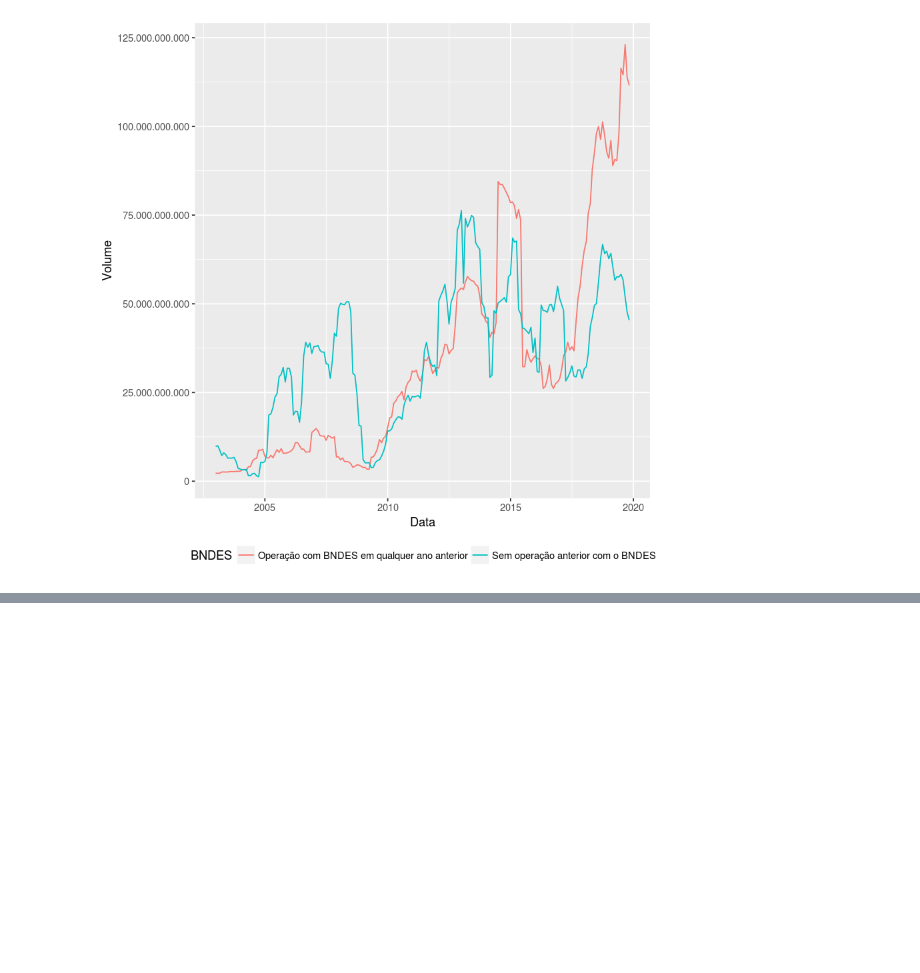
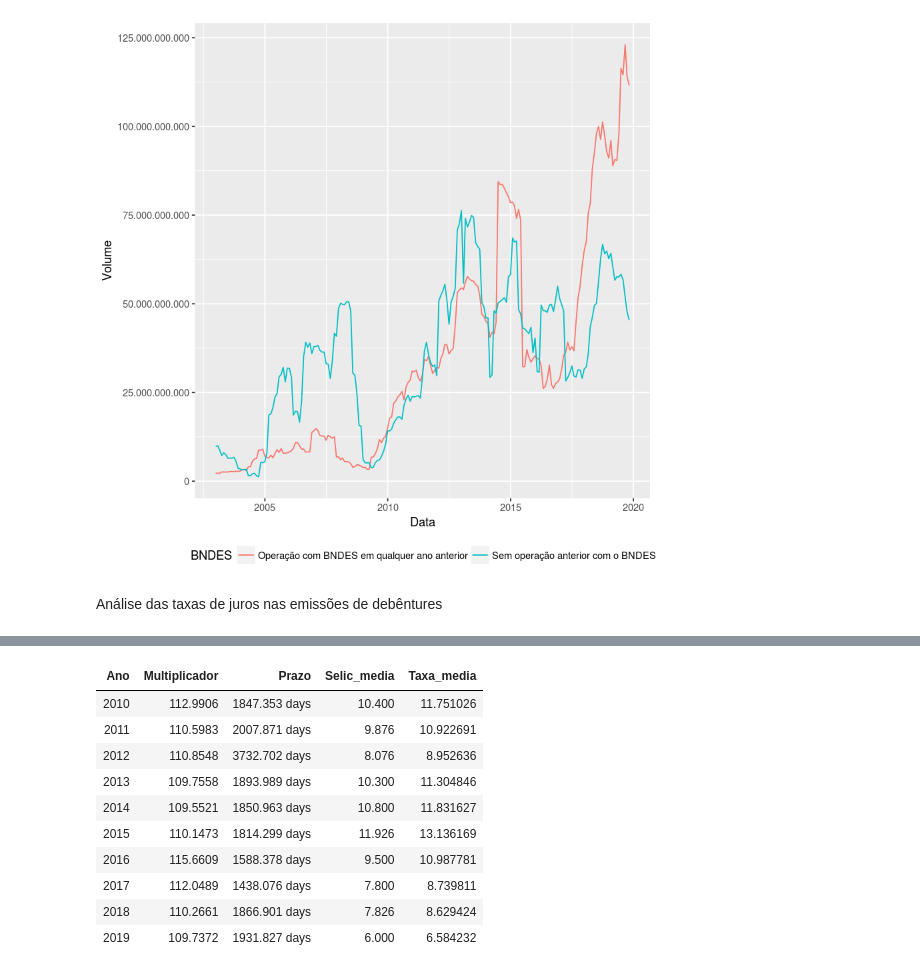
Before and after one commit to augustomaeda/bndes, a Jupyter notebook: anbima_bndes.ipynb, the cells around one changed output, grey strips where cells are left out. Drawn from its saved outputs; the diff is of its cells as text; code cells hidden in the pictures; blank space fills up the shorter version.

```diff
--- a/anbima_bndes.ipynb
+++ b/anbima_bndes.ipynb
@@ -75,7 +80,8 @@ caracteristicas = caracteristicas %>%
         filter(is.na(leasing)) %>%
             mutate(CNPJ_=str_pad(CNPJ,14,pad="0"))%>%
                 mutate(CNPJ_mascara=substr(CNPJ_,4,12)) %>%
-                    mutate(`Data.de.Emissão`=as.Date(`Data.de.Emissão`,format="%d/%m/%Y"))
+                    mutate(`Data.de.Emissão`=as.Date(`Data.de.Emissão`,format="%d/%m/%Y"))%>%
+                        mutate(`Data.de.Vencimento`=as.Date(`Data.de.Vencimento`,format="%d/%m/%Y"))
 
 
 caracteristicas$`Percentual.Multiplicador.Rentabilidade`=as.numeric(caracteristicas$`Percentual.Multiplicador.Rentabilidade`)
@@ -458,3 +465,29 @@ ggplot(volume_qualquer %>% mutate(BNDES=BNDES_qualquer), aes(x = Data, y = Volum
                                theme(legend.position="bottom")
 # %% [output]
 [figure]
+# %% [markdown]
+Análise das taxas de juros nas emissões de debêntures
+# %%
+#Arquivo que compila as expectativas da Selic para os cinco próximos anos no último dia de cada ano
+#Foi obtido no sistema de expectativas do Banco Central - https://www3.bcb.gov.br/expectativas/publico/consulta/serieestatisticas
+
+expectativa_selic=read_excel("meta_selic_over.xlsx") %>%
+    mutate(Ano=format(as.Date(Ano,"%d/%m/%Y"),"%Y")) %>%
+        mutate(Selic_media=Média) %>%
+        select(Ano,Selic_media)
+# %%
+taxas=caracteristicas_ %>%
+    mutate(Ano=format(`Data.de.Emissão`,"%Y")) %>%
+        mutate(Prazo=`Data.de.Vencimento`-`Data.de.Emissão`) %>%
+            filter(Prazo<365*100) %>%
+                    filter (`Data.de.Emissão`>=as.Date("2010-01-01")) %>%
+                        filter(Índice=="DI",`Juros.Critério.Novo...Taxa`==""|`Juros.Critério.Novo...Taxa`==0) %>%
+                            group_by(Ano) %>%
+                                summarise(Multiplicador=mean(`Percentual.Multiplicador.Rentabilidade`,na.rm=TRUE),Prazo=mean(Prazo,na.rm=TRUE))
+
+taxas=data.frame(taxas)
+
+taxas %>%
+    inner_join(expectativa_selic) %>%
+        mutate(Taxa_media=Multiplicador*Selic_media/100)
+# %% [output]
@@ -460,0 +496,11 @@ ggplot(volume_qualquer %>% mutate(BNDES=BNDES_qualquer), aes(x = Data, y = Volum
+| Ano | Multiplicador | Prazo | Selic_media | Taxa_media |
+| 2010 | 112.9906 | 1847.353 days | 10.400 | 11.751026 |
+| 2011 | 110.5983 | 2007.871 days | 9.876 | 10.922691 |
+| 2012 | 110.8548 | 3732.702 days | 8.076 | 8.952636 |
+| 2013 | 109.7558 | 1893.989 days | 10.300 | 11.304846 |
+| 2014 | 109.5521 | 1850.963 days | 10.800 | 11.831627 |
+| 2015 | 110.1473 | 1814.299 days | 11.926 | 13.136169 |
+| 2016 | 115.6609 | 1588.378 days | 9.500 | 10.987781 |
+| 2017 | 112.0489 | 1438.076 days | 7.800 | 8.739811 |
+| 2018 | 110.2661 | 1866.901 days | 7.826 | 8.629424 |
+| 2019 | 109.7372 | 1931.827 days | 6.000 | 6.584232 |
```
Also changed, not shown: parts of 3 cells of this notebook.
